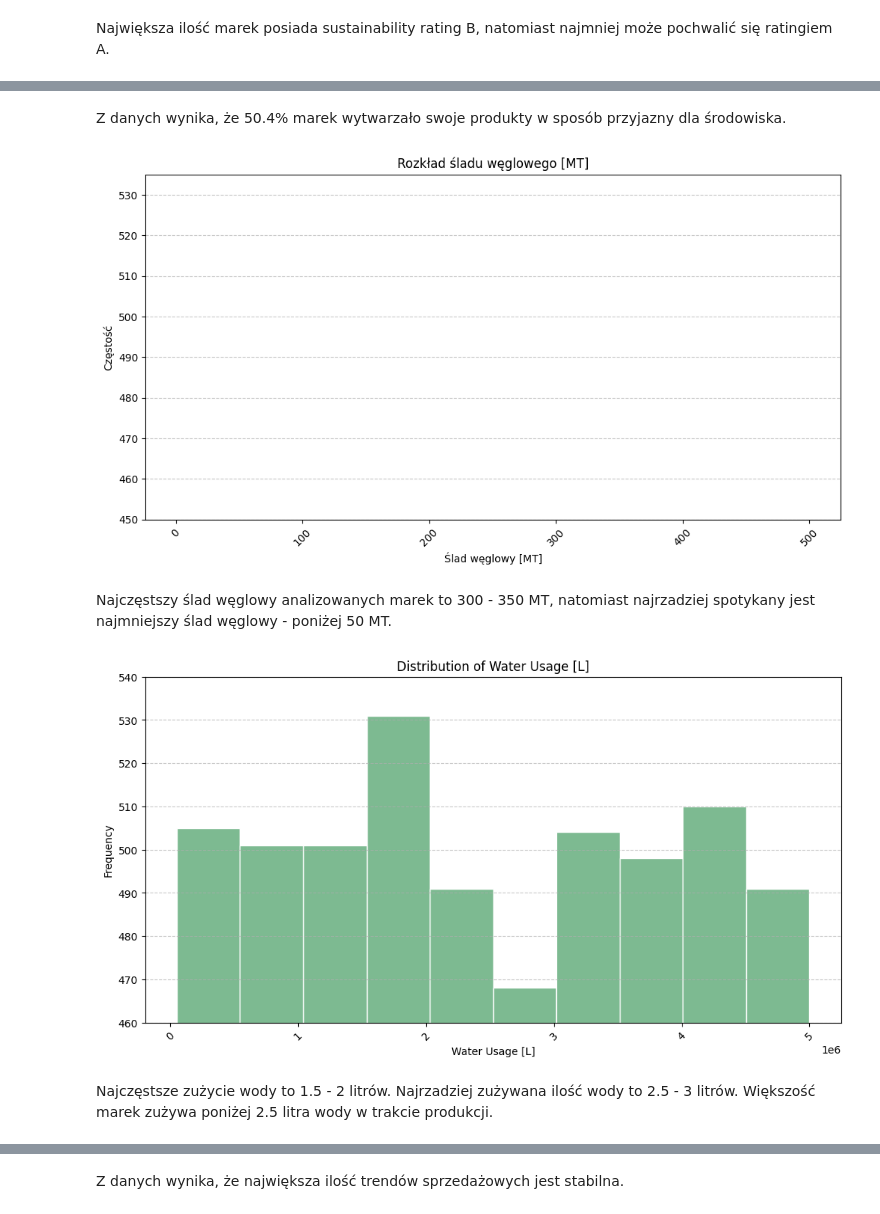
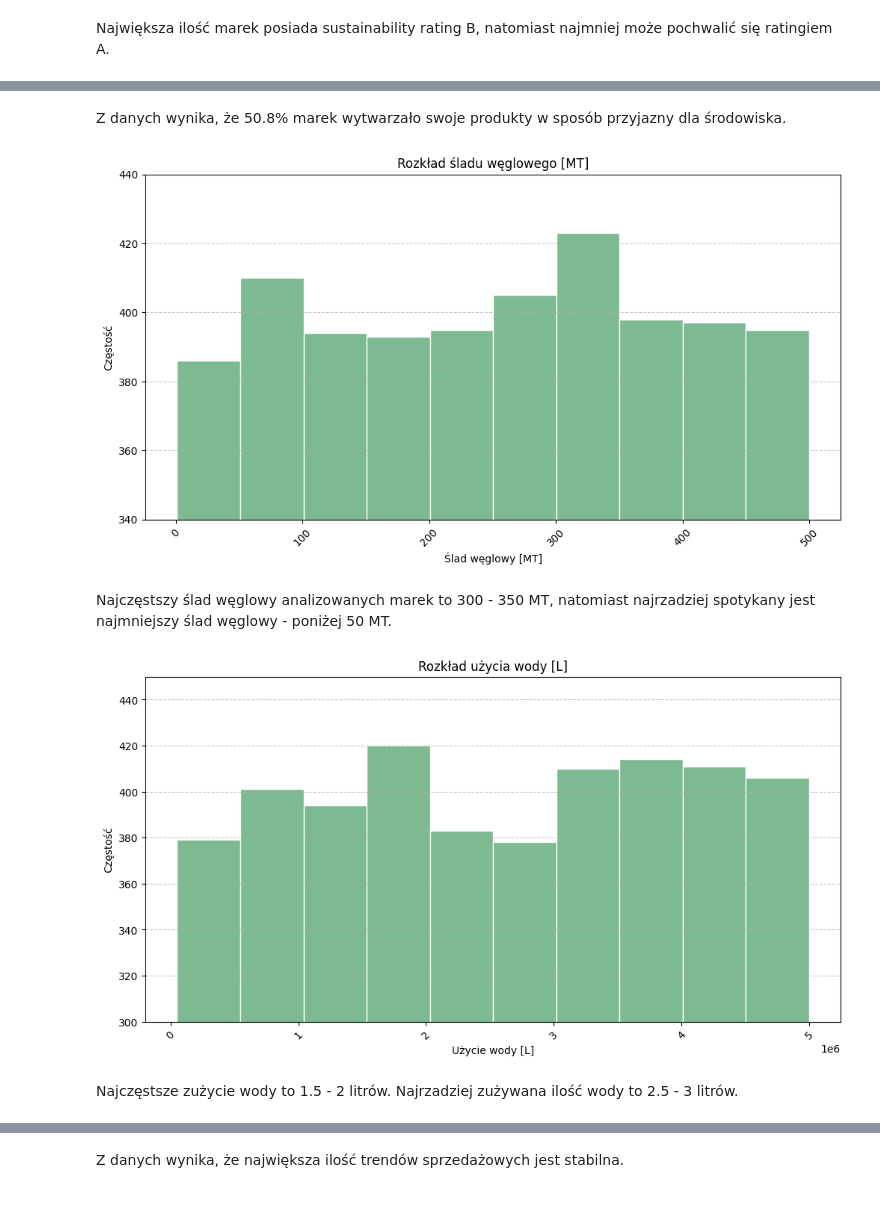
Before and after one commit to czesctuklap/sustainable-fashion-database-analysis, a Jupyter notebook: projekt.ipynb, the cells around one changed output, grey strips where cells are left out. Saved outputs shown, nothing was run; the diff lists cells and outputs as text; code cells hidden in the pictures.

```diff
--- a/projekt.ipynb
+++ b/projekt.ipynb
@@ -156,17 +154,17 @@ NameError: name 'PALETTE' is not defined
 # %% [markdown]
-Z danych wynika, że 50.4% marek wytwarzało swoje produkty w sposób przyjazny dla środowiska.
+Z danych wynika, że 50.8% marek wytwarzało swoje produkty w sposób przyjazny dla środowiska.
 # %%
 plt.figure(figsize=(12, 6))
 df['Carbon_Footprint_MT'].plot(kind='hist', edgecolor='white')
 plt.title('Rozkład śladu węglowego [MT]')
 plt.xlabel('Ślad węglowy [MT]')
 plt.ylabel('Częstość')
-plt.ylim(450,535)
+plt.ylim(340,440)
 plt.xticks(rotation=45)
 plt.grid(axis='y', linestyle='--', alpha=0.7)
 plt.show()
 # %% [output]
-[figure, old version]
+[figure, new version]
 # %% [markdown]
 Najczęstszy ślad węglowy analizowanych marek to 300 - 350 MT, natomiast najrzadziej spotykany jest najmniejszy ślad węglowy - poniżej 50 MT.
 # %%
@@ -175,14 +173,14 @@ df['Water_Usage_Liters'].plot(kind='hist', edgecolor='white')
 plt.title('Rozkład użycia wody [L]')
 plt.xlabel('Użycie wody [L]')
 plt.ylabel('Częstość')
-plt.ylim(460,540)
+plt.ylim(300,450)
 plt.xticks(rotation=45)
 plt.grid(axis='y', linestyle='--', alpha=0.7)
 plt.show()
 # %% [output]
-[figure, old version]
+[figure, new version]
 # %% [markdown]
-Najczęstsze zużycie wody to 1.5 - 2 litrów. Najrzadziej zużywana ilość wody to 2.5 - 3 litrów. Większość marek zużywa poniżej 2.5 litra wody w trakcie produkcji.
+Najczęstsze zużycie wody to 1.5 - 2 litrów. Najrzadziej zużywana ilość wody to 2.5 - 3 litrów.
 # %%
 plt.figure(figsize=(12, 6))
 df['Waste_Production_KG'].plot(kind='hist', edgecolor='white')
```
Also changed, not shown: parts of 38 cells of this notebook.
